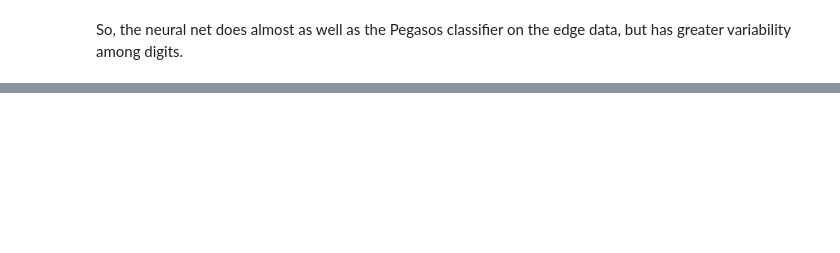
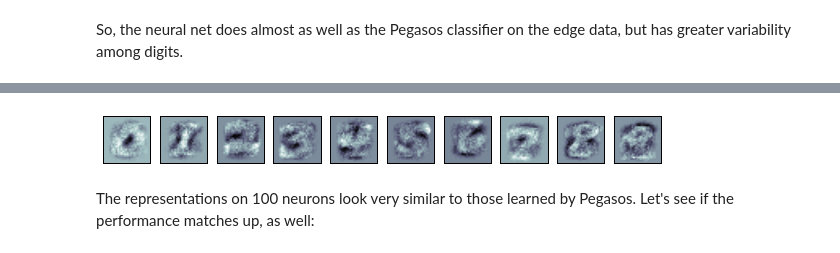
Before and after one commit to kolchinski/alex-thesis, a Jupyter notebook: FebWriteup.ipynb, the cells around one changed output, grey strips where cells are left out. Saved outputs shown, nothing was run; the diff lists cells and outputs as text; code cells hidden in the pictures; blank space fills up the shorter version.

```diff
--- a/FebWriteup.ipynb
+++ b/FebWriteup.ipynb
@@ -228,0 +271,3 @@ So, the neural net does almost as well as the Pegasos classifier on the edge dat
+# %%
+hugePixelNet = NeuralNet(100)
+hugePixelNet.trainOnSet(df.labeled(df.flatPixelTrainData()), 8000)
@@ -228,0 +282,6 @@ So, the neural net does almost as well as the Pegasos classifier on the edge dat
+# %%
+hugePixelNet.displayClassMeans()
+# %% [output]
+[figure, added]
+# %% [markdown]
+The representations on 100 neurons look very similar to those learned by Pegasos. Let's see if the performance matches up, as well:
```
Also changed, not shown: parts of 26 cells of this notebook, 3 other files.
